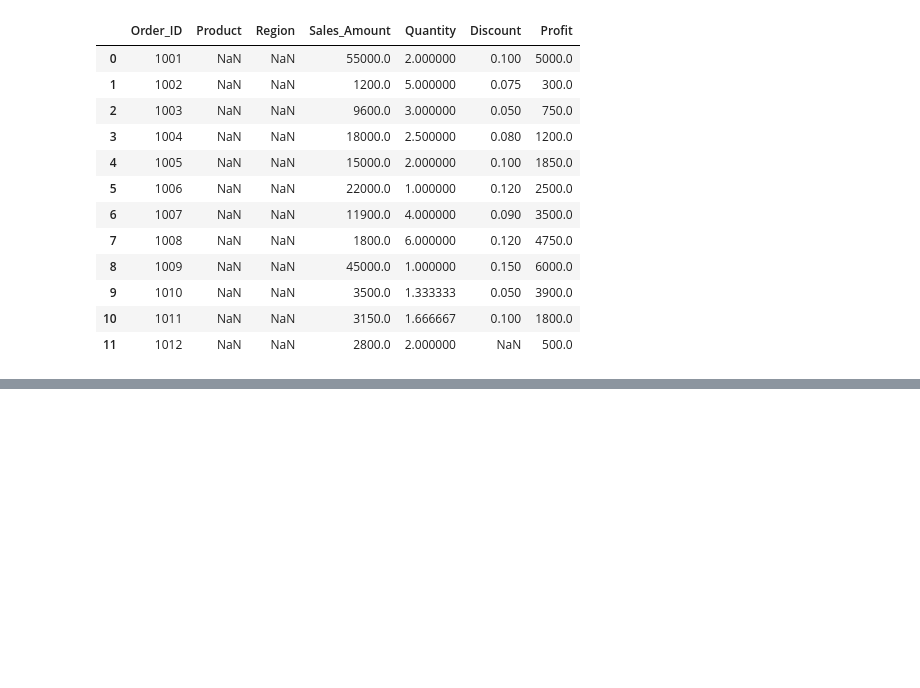
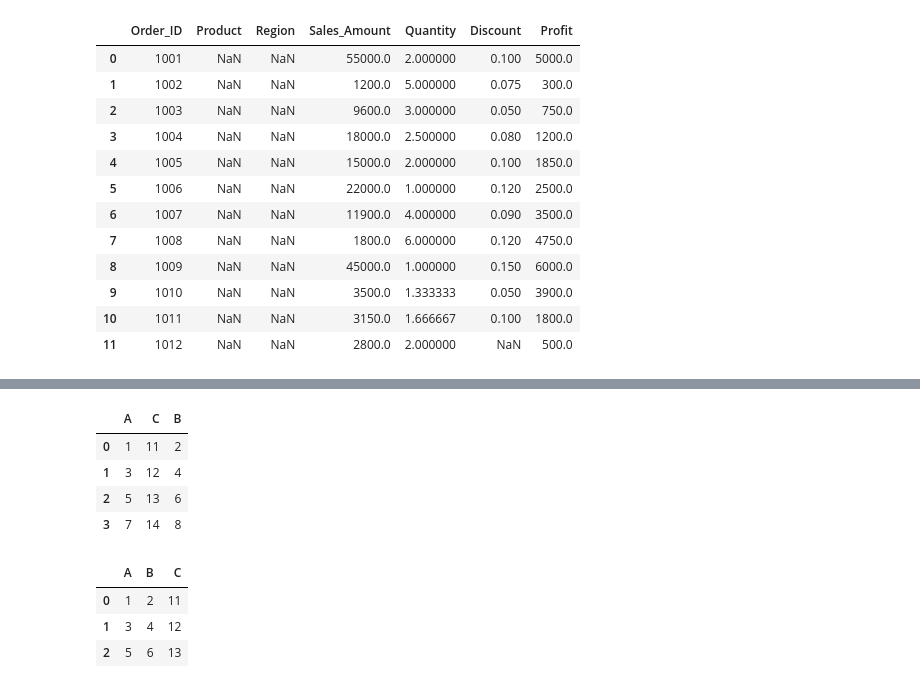
Before and after one commit to NishmthaM/Python_pandas, a Jupyter notebook: Python_Pandas.ipynb, the cells around one changed output, grey strips where cells are left out. Drawn from its saved outputs; the diff is of its cells as text; code cells hidden in the pictures; blank space fills up the shorter version.

```diff
--- a/Python_Pandas.ipynb
+++ b/Python_Pandas.ipynb
@@ -1592,0 +1610,18 @@ a.interpolate(limit_area="inside")
+# %%
+pd.merge(b,a,on="A")
+# %% [output]
+|  | A | C | B |
+| 0 | 1 | 11 | 2 |
+| 1 | 3 | 12 | 4 |
+| 2 | 5 | 13 | 6 |
+| 3 | 7 | 14 | 8 |
+# %%
+a=pd.DataFrame({"A":[1,3,5,7],"B":[2,4,6,8]})
+b=pd.DataFrame({"A":[1,3,5,6],"C":[11,12,13,14]})  # 7 and 6 miss match
+
+pd.merge(a,b,on="A")
+# %% [output]
+|  | A | B | C |
+| 0 | 1 | 2 | 11 |
+| 1 | 3 | 4 | 12 |
+| 2 | 5 | 6 | 13 |
```
Also changed, not shown: parts of 3 cells of this notebook.
